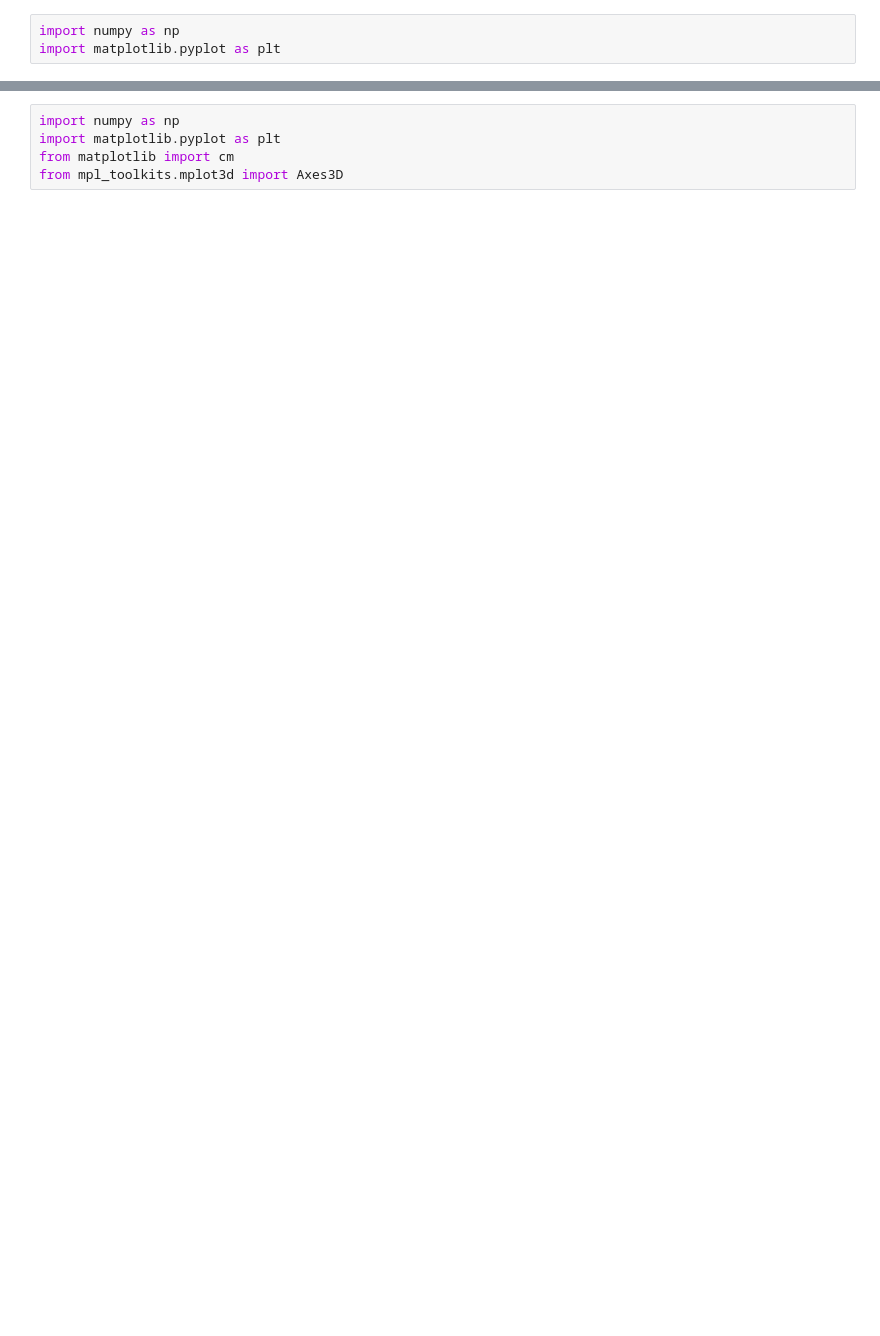
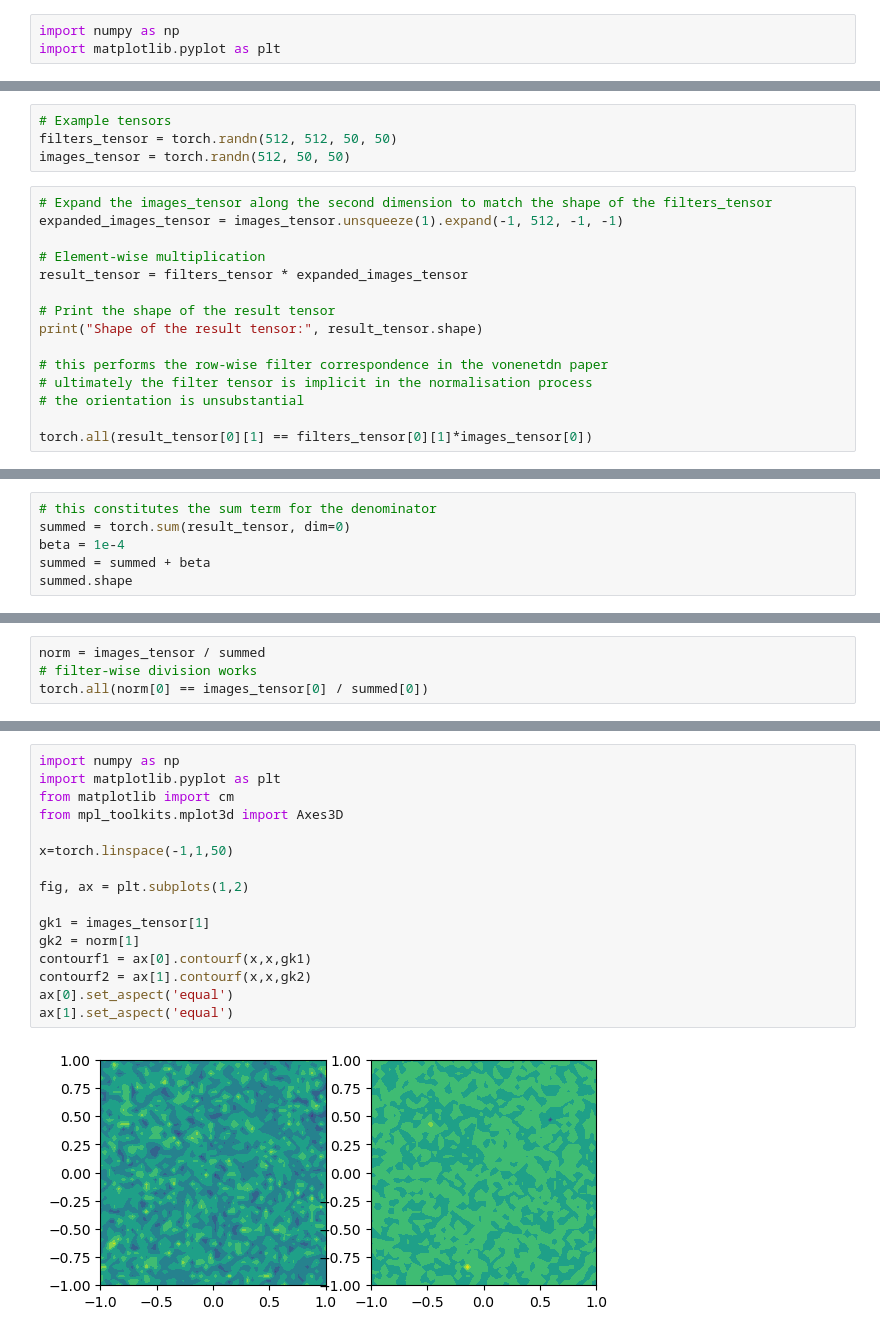
Before and after one commit to VanillaCappuccino/vonenet-mete, a Jupyter notebook: vonenet/tester.ipynb, the cells around one changed output, grey strips where cells are left out. Cells and saved outputs as stored; diff of their text form; blank space fills up the shorter version.

```diff
--- a/vonenet/tester.ipynb
+++ b/vonenet/tester.ipynb
@@ -30,0 +66,19 @@ array([-10,  -9,  -8,  -7,  -6,  -5,  -4,  -3,  -2,  -1,   0,   1,   2,
+# %%
+# Example tensors
+filters_tensor = torch.randn(512, 512, 50, 50)
+images_tensor = torch.randn(512, 50, 50)
+# %%
+# Expand the images_tensor along the second dimension to match the shape of the filters_tensor
+expanded_images_tensor = images_tensor.unsqueeze(1).expand(-1, 512, -1, -1)
+
+# Element-wise multiplication
+result_tensor = filters_tensor * expanded_images_tensor
+
+# Print the shape of the result tensor
+print("Shape of the result tensor:", result_tensor.shape)
+
+# this performs the row-wise filter correspondence in the vonenetdn paper
+# ultimately the filter tensor is implicit in the normalisation process
+# the orientation is unsubstantial
+
+torch.all(result_tensor[0][1] == filters_tensor[0][1]*images_tensor[0])
@@ -30,0 +88,6 @@ array([-10,  -9,  -8,  -7,  -6,  -5,  -4,  -3,  -2,  -1,   0,   1,   2,
+# %%
+# this constitutes the sum term for the denominator
+summed = torch.sum(result_tensor, dim=0)
+beta = 1e-4
+summed = summed + beta
+summed.shape
@@ -30,0 +96,4 @@ array([-10,  -9,  -8,  -7,  -6,  -5,  -4,  -3,  -2,  -1,   0,   1,   2,
+# %%
+norm = images_tensor / summed
+# filter-wise division works
+torch.all(norm[0] == images_tensor[0] / summed[0])
@@ -31,5 +102,18 @@ array([-10,  -9,  -8,  -7,  -6,  -5,  -4,  -3,  -2,  -1,   0,   1,   2,
 # %%
 import numpy as np
 import matplotlib.pyplot as plt
 from matplotlib import cm
 from mpl_toolkits.mplot3d import Axes3D
+
+x=torch.linspace(-1,1,50)
+
+fig, ax = plt.subplots(1,2)
+
+gk1 = images_tensor[1]
+gk2 = norm[1]
+contourf1 = ax[0].contourf(x,x,gk1)
+contourf2 = ax[1].contourf(x,x,gk2)
+ax[0].set_aspect('equal')
+ax[1].set_aspect('equal')
+# %% [output]
+[figure, added]
```
Also changed, not shown: parts of 21 cells of this notebook, 7 other files.
